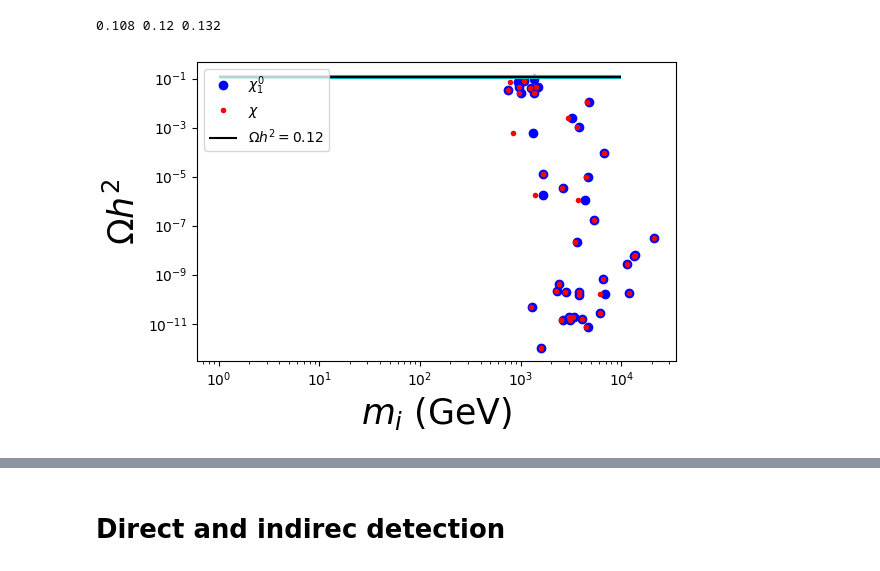
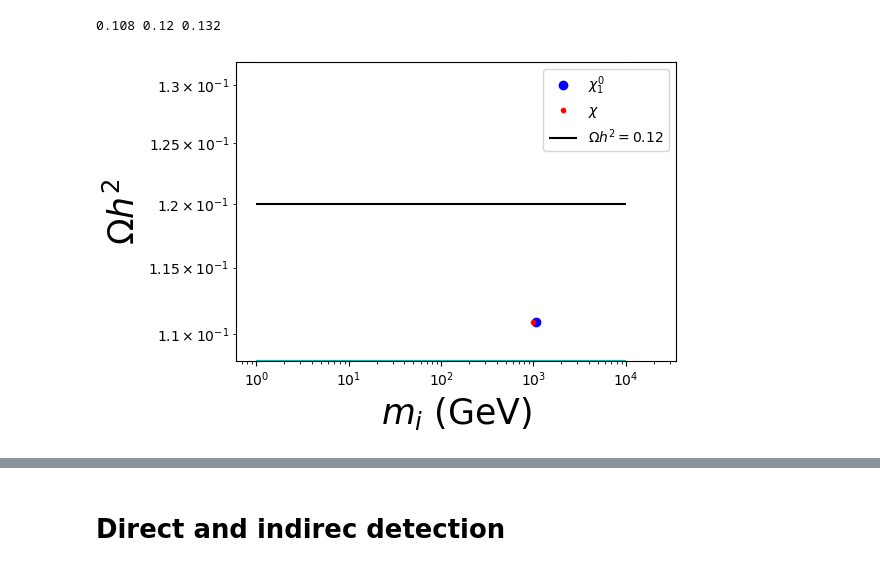
Before and after one commit to davidsuarezr/MDEO, a Jupyter notebook: random-scan-v1.ipynb, the cells around one changed output, grey strips where cells are left out. Cells and saved outputs as stored; diff of their text form; code cells hidden in the pictures.

```diff
--- a/random-scan-v1.ipynb
+++ b/random-scan-v1.ipynb
@@ -260,26 +264,26 @@ xd['mChi'] = xd.Yc*xd.vX/np.sqrt(2.)
 # %%
 plt.figure(figsize=(6,4))
 
 #plt.loglog(xd.vX*xd.Yc/np.sqrt(2.),xd.Omega1,'b.')
 #plt.loglog(xd.mXi_1,xd.Omega2,'g.')
 plt.loglog(xd.mXi_1,(xd.Omega1+xd.Omega2),'bo',label='$\chi_1^0$')
 plt.loglog(xd.mChi,(xd.Omega1+xd.Omega2),'r.',label='$\chi$')
 
 plt.hlines(Omega_max,1,1e4, 'c',label=r'')
 plt.hlines(Omega_min,1,1e4, 'c',label=r'')
 
 plt.hlines(Omega,1,1e4, 'k',label=r'$\Omega h^2=$0.12')
 
 plt.xlabel(r'$m_i$ (GeV)',size=25)
 plt.ylabel(r'$\Omega h^2$',size=25)
 plt.legend()
 
-#plt.ylim(Omega_min,Omega_max)
+plt.ylim(Omega_min,Omega_max)
 #plt.ylim(0.10,0.15)
 
 plt.tight_layout()
 # %% [output]
-[figure, old version]
+[figure, new version]
 # %%
 yd = xd[np.logical_and((xd.Omega1+xd.Omega2)>Omega_min,(xd.Omega1+xd.Omega2)<Omega_max)]
 # %%
```
Also changed, not shown: parts of 19 cells of this notebook, 9 other files.
